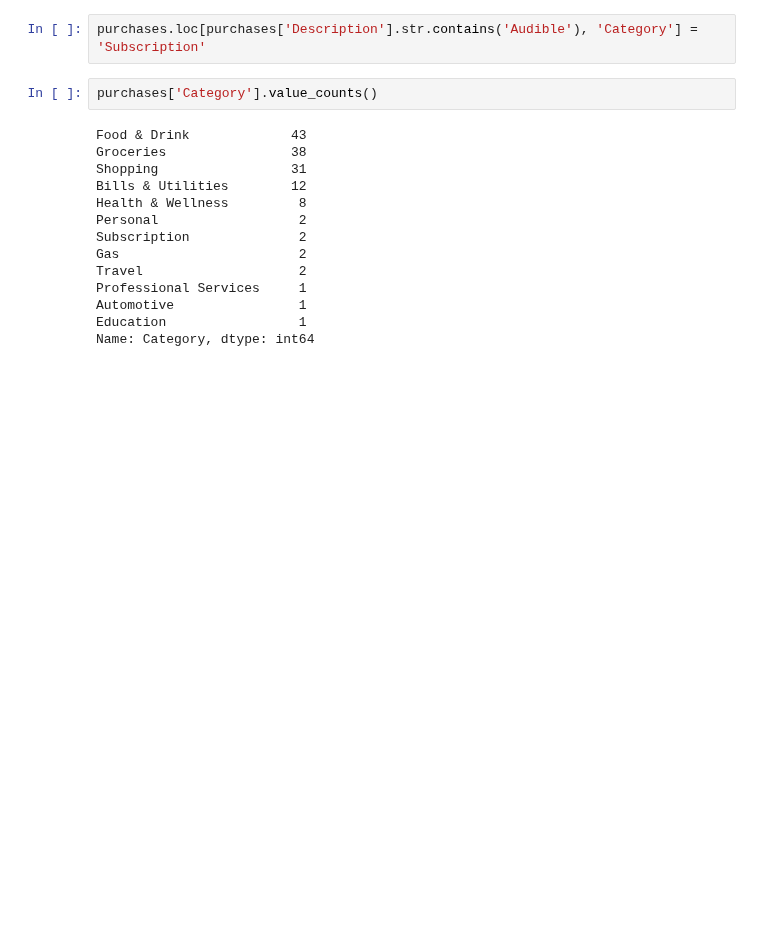
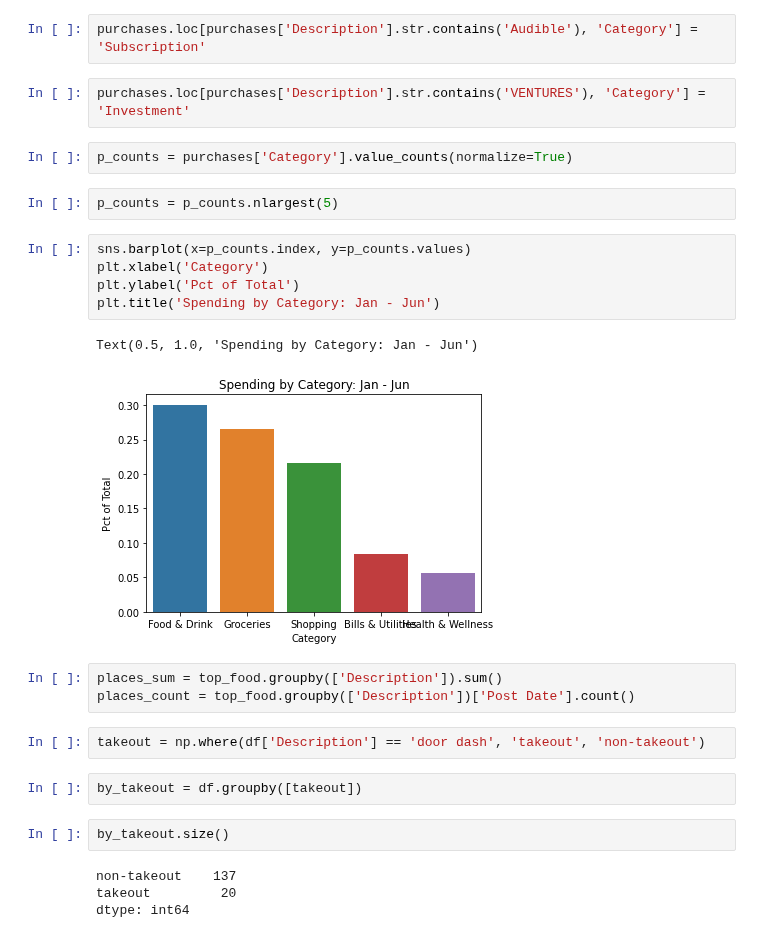
Before and after one commit to tahentx/pv_workbook, a Jupyter notebook: datascience/misc/dsinterviews.ipynb, the cells around one changed output. Drawn from its saved outputs; the diff is of its cells as text; blank space fills up the shorter version.

```diff
--- a/datascience/misc/dsinterviews.ipynb
+++ b/datascience/misc/dsinterviews.ipynb
@@ -162,19 +163,30 @@ purchases
 143 rows × 6 columns
 # %%
 purchases.loc[purchases['Description'].str.contains('Audible'), 'Category'] = 'Subscription'
-# %%
-purchases['Category'].value_counts()
-# %% [output]
-Food & Drink             43
-Groceries                38
-Shopping                 31
-Bills & Utilities        12
-Health & Wellness         8
-Personal                  2
-Subscription              2
-Gas                       2
-Travel                    2
-Professional Services     1
-Automotive                1
-Education                 1
-Name: Category, dtype: int64
+# %%
+purchases.loc[purchases['Description'].str.contains('VENTURES'), 'Category'] = 'Investment'
+# %%
+p_counts = purchases['Category'].value_counts(normalize=True)
+# %%
+p_counts = p_counts.nlargest(5)
+# %%
+sns.barplot(x=p_counts.index, y=p_counts.values)
+plt.xlabel('Category')
+plt.ylabel('Pct of Total')
+plt.title('Spending by Category: Jan - Jun')
+# %% [output]
+Text(0.5, 1.0, 'Spending by Category: Jan - Jun')
+[figure, added]
+# %%
+places_sum = top_food.groupby(['Description']).sum()
+places_count = top_food.groupby(['Description'])['Post Date'].count()
+# %%
+takeout = np.where(df['Description'] == 'door dash', 'takeout', 'non-takeout')
+# %%
+by_takeout = df.groupby([takeout])
+# %%
+by_takeout.size()
+# %% [output]
+non-takeout    137
+takeout         20
+dtype: int64
```
Also changed, not shown: parts of 1 cell of this notebook.
